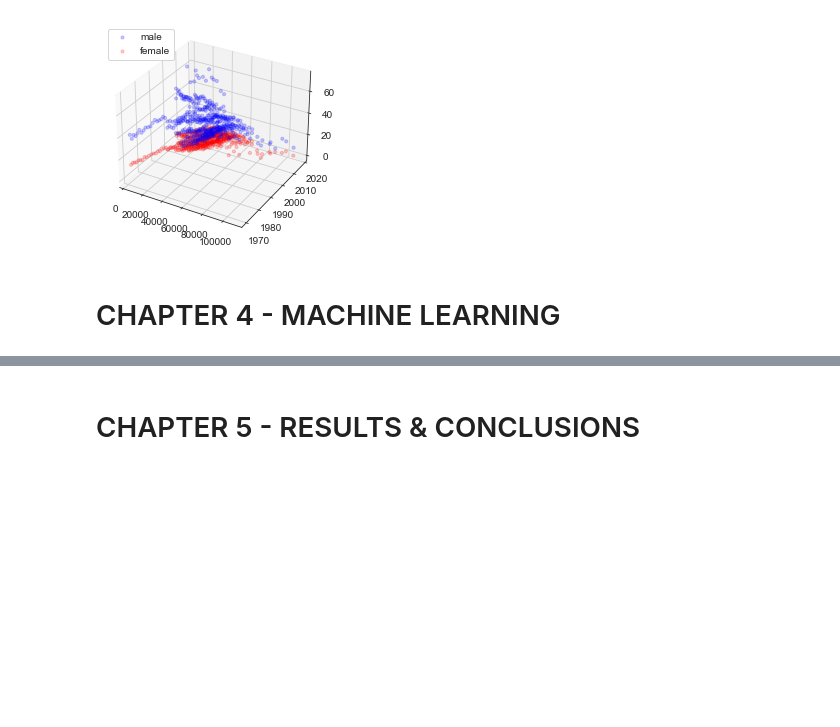
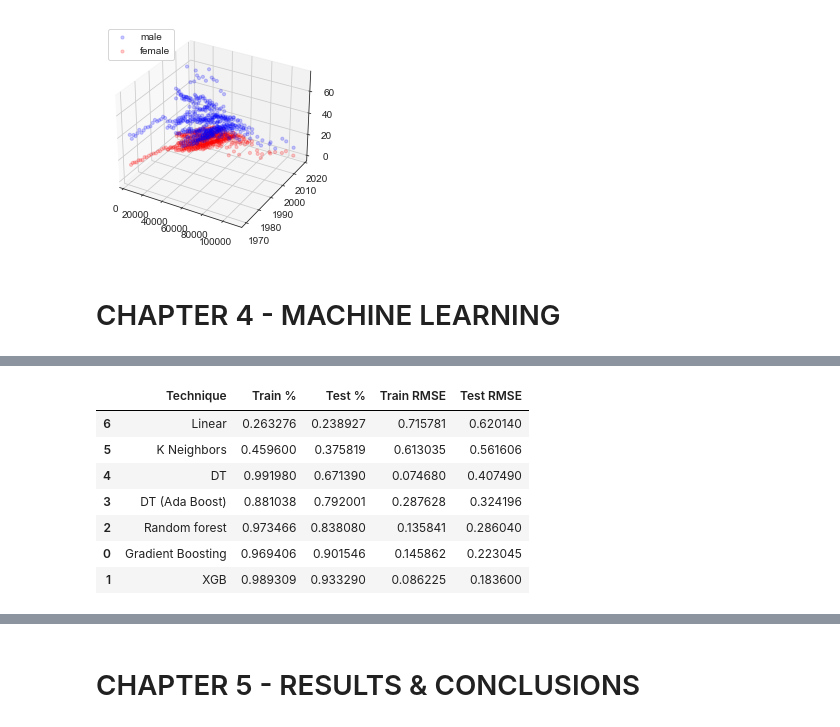
Before and after one commit to iberius96/Python-Suicides-Europe, a Jupyter notebook: main.ipynb, the cells around one changed output, grey strips where cells are left out. Cells and saved outputs as stored; diff of their text form; code cells hidden in the pictures; blank space fills up the shorter version.

```diff
--- a/main.ipynb
+++ b/main.ipynb
@@ -824,0 +848,83 @@ ModuleNotFoundError: No module named 'sklearn'
+# %%
+from sklearn.metrics import mean_squared_error
+from sklearn.model_selection import GridSearchCV
+from sklearn.linear_model import LinearRegression
+from sklearn.neighbors import KNeighborsRegressor
+from sklearn.tree import DecisionTreeRegressor
+from sklearn.ensemble import AdaBoostRegressor
+from sklearn.ensemble import RandomForestRegressor
+from xgboost import XGBRegressor
+
+from sklearn.ensemble import GradientBoostingRegressor
+
+results = pd.DataFrame(columns=['Technique', 'Train %', 'Test %', 'Train RMSE', 'Test RMSE'])
+
+def autoFit(regressor, idStr):
+    regressor.fit(X_train, y_train)
+
+    y_test_pred = regressor.predict(X_test)
+    y_train_pred = regressor.predict(X_train)
+
+    acc_train_score = regressor.score(X_train, y_train)
+    acc_test_score = regressor.score(X_test, y_test)
+
+    rmse_train = np.sqrt(mean_squared_error(y_train, y_train_pred))
+    rmse_test = np.sqrt(mean_squared_error(y_test, y_test_pred))
+
+    results.loc[-1] = [idStr, acc_train_score, acc_test_score, rmse_train, rmse_test]
+    results.index = results.index + 1
+
+
+
+autoFit(
+    LinearRegression(),
+    'Linear'
+)
+
+autoFit(
+    GridSearchCV(
+        KNeighborsRegressor(),
+        {'n_neighbors':list(range(1, 31)), 'weights': ['uniform', 'distance']} , cv=10
+    ),
+    'K Neighbors'
+)
+
+autoFit(
+    DecisionTreeRegressor(max_depth=9),
+    'DT'
+)
+
+autoFit(
+    AdaBoostRegressor(
+        DecisionTreeRegressor(max_depth=4),
+        n_estimators=300,
+        random_state=np.random.RandomState(1)
+    ),
+    'DT (Ada Boost)'
+)
+
+autoFit(
+    RandomForestRegressor(max_depth=7),
+    'Random forest'
+)
+
+autoFit(
+    XGBRegressor(learning_rate=0.1,max_depth=4),
+    'XGB'
+)
+
+autoFit(
+    GradientBoostingRegressor(random_state=0),
+    'Gradient Boosting'
+)
+
+results.sort_values(by=['Test %'])
+# %% [output]
+|  | Technique | Train % | Test % | Train RMSE | Test RMSE |
+| 6 | Linear | 0.263276 | 0.238927 | 0.715781 | 0.620140 |
+| 5 | K Neighbors | 0.459600 | 0.375819 | 0.613035 | 0.561606 |
+| 4 | DT | 0.991980 | 0.671390 | 0.074680 | 0.407490 |
+| 3 | DT (Ada Boost) | 0.881038 | 0.792001 | 0.287628 | 0.324196 |
+| 2 | Random forest | 0.973466 | 0.838080 | 0.135841 | 0.286040 |
+| 0 | Gradient Boosting | 0.969406 | 0.901546 | 0.145862 | 0.223045 |
+| 1 | XGB | 0.989309 | 0.933290 | 0.086225 | 0.183600 |
```
Also changed, not shown: parts of 12 cells of this notebook, 1 other file.
